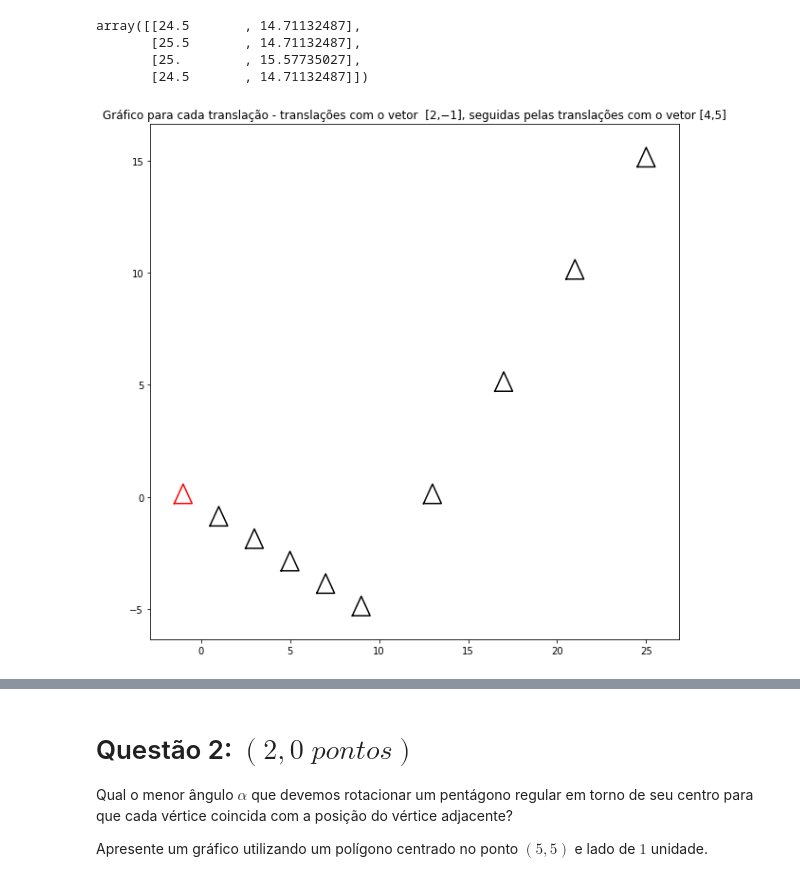
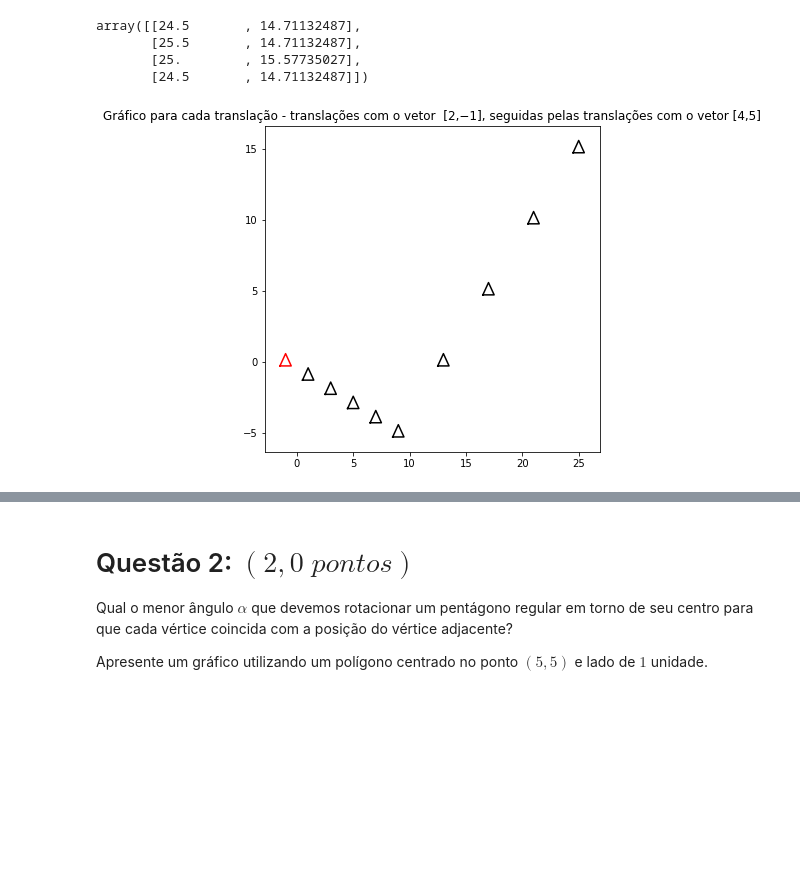
Before and after one commit to otaviofernandes/Algebra_Linear, a Jupyter notebook: AC4_Álgebra_Linear.ipynb, the cells around one changed output, grey strips where cells are left out. Drawn from its saved outputs; the diff is of its cells as text; code cells hidden in the pictures; blank space fills up the shorter version.

```diff
--- a/AC4_Álgebra_Linear.ipynb
+++ b/AC4_Álgebra_Linear.ipynb
@@ -82,33 +82,33 @@ array([[24.5       , 14.71132487],
 # %%
 # deslocamentos sucessivos (parte 1)
 deslocamento1 = np.array([[2, -1],] * len(triangulo_centrado))
 deslocamento2 = np.array([[4, 5],] * len(triangulo_centrado))
 
 triangulo1 = triangulo_centrado + deslocamento1
 triangulo2 = triangulo1 + deslocamento1
 triangulo3 = triangulo2 + deslocamento1
 triangulo4 = triangulo3 + deslocamento1
 triangulo5 = triangulo4 + deslocamento1
 triangulo6 = triangulo5 + deslocamento2
 triangulo7 = triangulo6 + deslocamento2
 triangulo8 = triangulo7 + deslocamento2
 triangulo9 = triangulo8 + deslocamento2
 
-plt.figure(figsize=(10,10))
+plt.figure(figsize=(6,6))
 plt.title('Gráfico para cada translação - translações com o vetor  [2,−1], seguidas pelas translações com o vetor [4,5]')
 
 plot_poligono(triangulo_centrado, novo = False, cor = 'r')
 plot_poligono(triangulo1, novo = False)
 plot_poligono(triangulo2, novo = False)
 plot_poligono(triangulo3, novo = False)
 plot_poligono(triangulo4, novo = False)
 plot_poligono(triangulo5, novo = False)
 plot_poligono(triangulo6, novo = False)
 plot_poligono(triangulo7, novo = False)
 plot_poligono(triangulo8, novo = False)
 plot_poligono(triangulo9, novo = False)
 # %% [output]
-[figure, old version]
+[figure, new version]
 # %%
 # deslocamentos sucessivos (parte 2)
 
```
Also changed, not shown: parts of 3 cells of this notebook.
